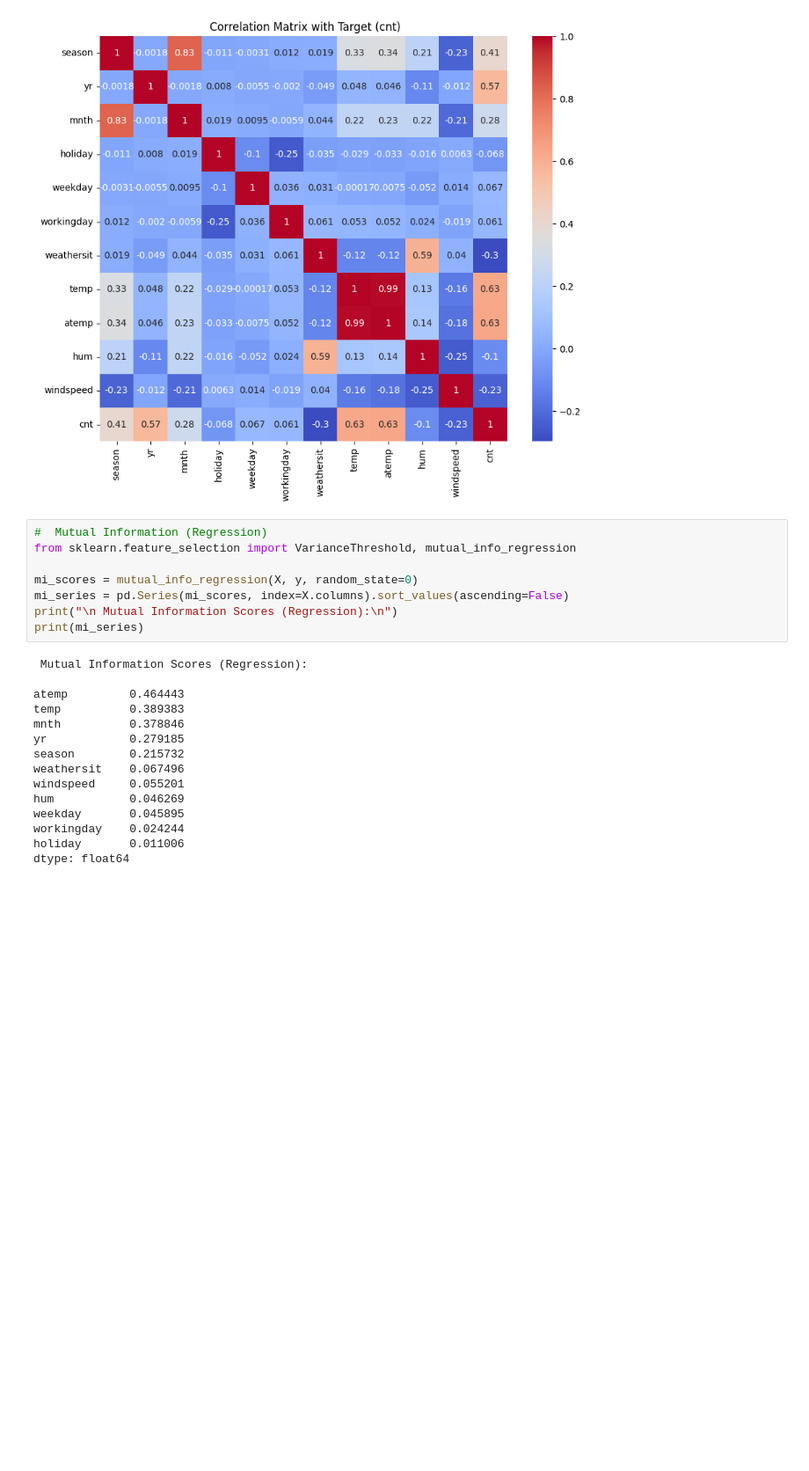
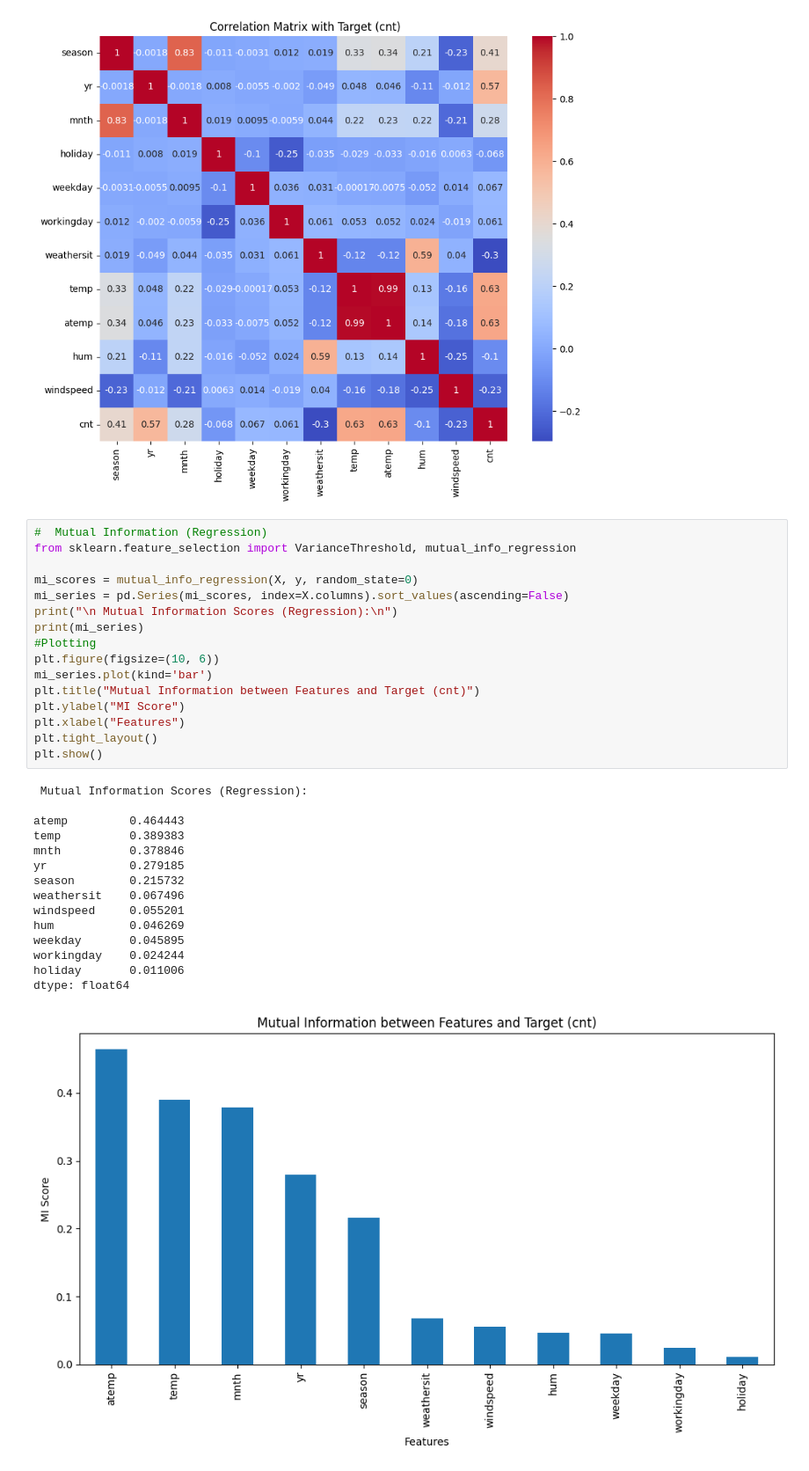
Before and after one commit to ThodupunooriSaiManish/Machine_Learning, a Jupyter notebook: Machine_Learning_Lab.ipynb, the cells around one changed output. Shown at 88% size. Cells and saved outputs as stored; diff of their text form; blank space fills up the shorter version.

```diff
--- a/Machine_Learning_Lab.ipynb
+++ b/Machine_Learning_Lab.ipynb
@@ -1653,26 +1653,35 @@ plt.show()
 # %%
 #  Mutual Information (Regression)
 from sklearn.feature_selection import VarianceThreshold, mutual_info_regression
 
 mi_scores = mutual_info_regression(X, y, random_state=0)
 mi_series = pd.Series(mi_scores, index=X.columns).sort_values(ascending=False)
 print("\n Mutual Information Scores (Regression):\n")
 print(mi_series)
+#Plotting
+plt.figure(figsize=(10, 6))
+mi_series.plot(kind='bar')
+plt.title("Mutual Information between Features and Target (cnt)")
+plt.ylabel("MI Score")
+plt.xlabel("Features")
+plt.tight_layout()
+plt.show()
 # %% [output]
  Mutual Information Scores (Regression):
 
 atemp         0.464443
 temp          0.389383
 mnth          0.378846
 yr            0.279185
 season        0.215732
 weathersit    0.067496
 windspeed     0.055201
 hum           0.046269
 weekday       0.045895
 workingday    0.024244
 holiday       0.011006
 dtype: float64
+[figure, added]
 # %%
 from google.colab import files
 uploaded = files.upload()
```
Also changed, not shown: parts of 5 cells of this notebook.
